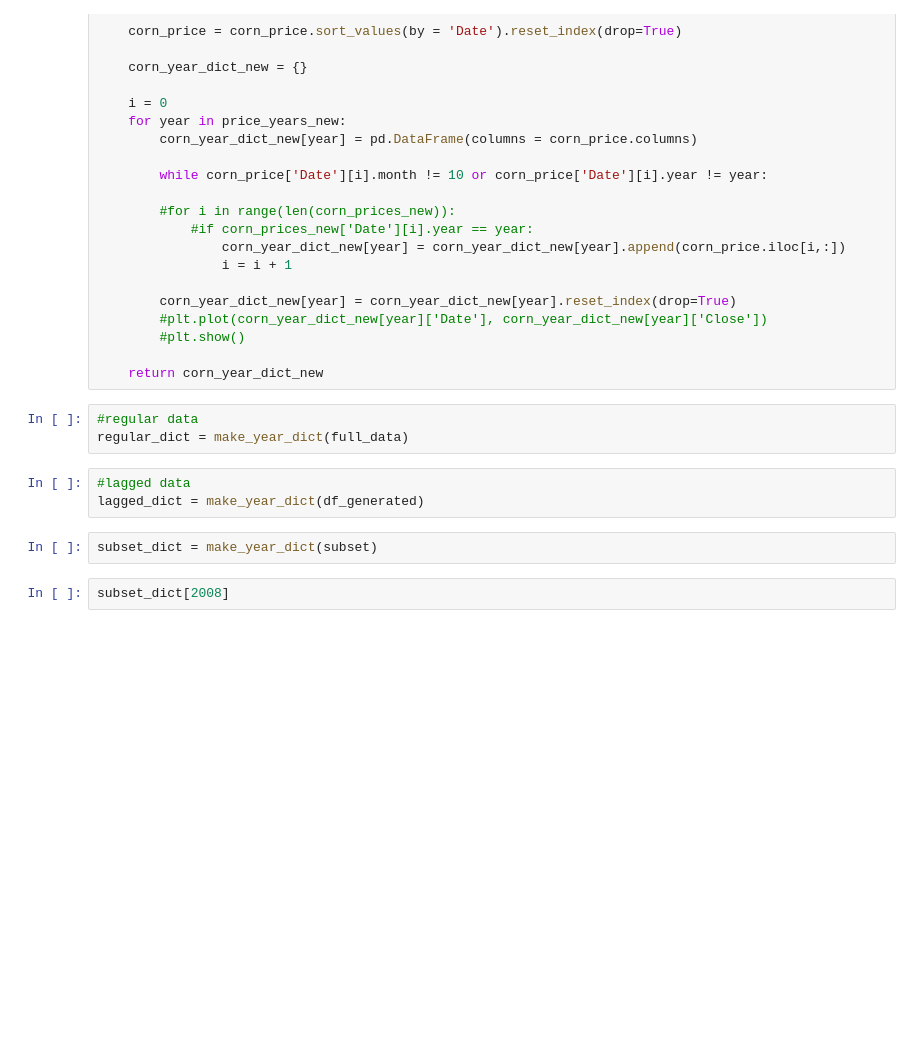
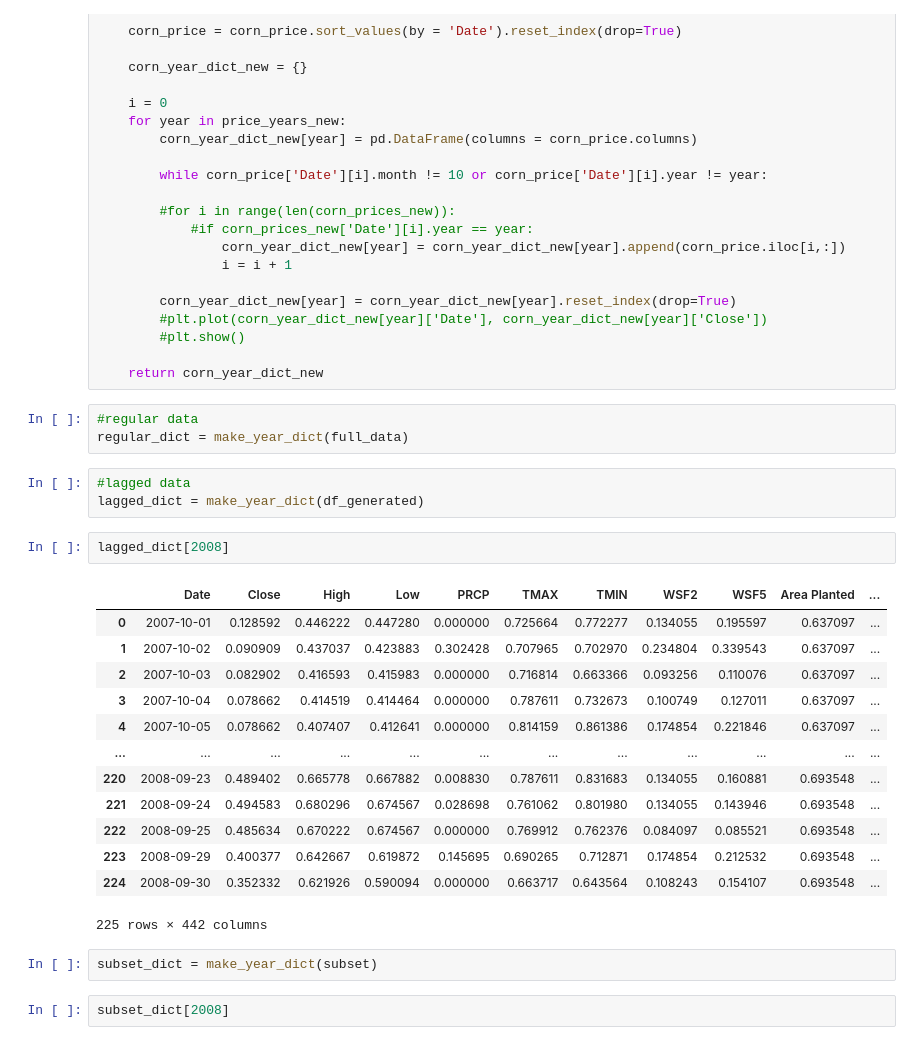
Before and after one commit to evanlipton/EENG439_CornPredictions, a Jupyter notebook: Data_Cleaning-Copy1.ipynb, the cells around one changed output. Cells and saved outputs as stored; diff of their text form; blank space fills up the shorter version.

Commit message:
normalized the lagged data

```diff
--- a/Data_Cleaning-Copy1.ipynb
+++ b/Data_Cleaning-Copy1.ipynb
@@ -526,6 +526,22 @@ regular_dict = make_year_dict(full_data)
 # %%
 #lagged data
 lagged_dict = make_year_dict(df_generated)
+# %%
+lagged_dict[2008]
+# %% [output]
+|  | Date | Close | High | Low | PRCP | TMAX | TMIN | WSF2 | WSF5 | Area Planted | ... |
+| 0 | 2007-10-01 | 0.128592 | 0.446222 | 0.447280 | 0.000000 | 0.725664 | 0.772277 | 0.134055 | 0.195597 | 0.637097 | ... |
+| 1 | 2007-10-02 | 0.090909 | 0.437037 | 0.423883 | 0.302428 | 0.707965 | 0.702970 | 0.234804 | 0.339543 | 0.637097 | ... |
+| 2 | 2007-10-03 | 0.082902 | 0.416593 | 0.415983 | 0.000000 | 0.716814 | 0.663366 | 0.093256 | 0.110076 | 0.637097 | ... |
+| 3 | 2007-10-04 | 0.078662 | 0.414519 | 0.414464 | 0.000000 | 0.787611 | 0.732673 | 0.100749 | 0.127011 | 0.637097 | ... |
+| 4 | 2007-10-05 | 0.078662 | 0.407407 | 0.412641 | 0.000000 | 0.814159 | 0.861386 | 0.174854 | 0.221846 | 0.637097 | ... |
+| ... | ... | ... | ... | ... | ... | ... | ... | ... | ... | ... | ... |
+| 220 | 2008-09-23 | 0.489402 | 0.665778 | 0.667882 | 0.008830 | 0.787611 | 0.831683 | 0.134055 | 0.160881 | 0.693548 | ... |
+| 221 | 2008-09-24 | 0.494583 | 0.680296 | 0.674567 | 0.028698 | 0.761062 | 0.801980 | 0.134055 | 0.143946 | 0.693548 | ... |
+| 222 | 2008-09-25 | 0.485634 | 0.670222 | 0.674567 | 0.000000 | 0.769912 | 0.762376 | 0.084097 | 0.085521 | 0.693548 | ... |
+| 223 | 2008-09-29 | 0.400377 | 0.642667 | 0.619872 | 0.145695 | 0.690265 | 0.712871 | 0.174854 | 0.212532 | 0.693548 | ... |
+| 224 | 2008-09-30 | 0.352332 | 0.621926 | 0.590094 | 0.000000 | 0.663717 | 0.643564 | 0.108243 | 0.154107 | 0.693548 | ... |
+225 rows × 442 columns
 # %%
 subset_dict = make_year_dict(subset)
 # %%
```
Also changed, not shown: parts of 3 cells of this notebook, 1 other file.
